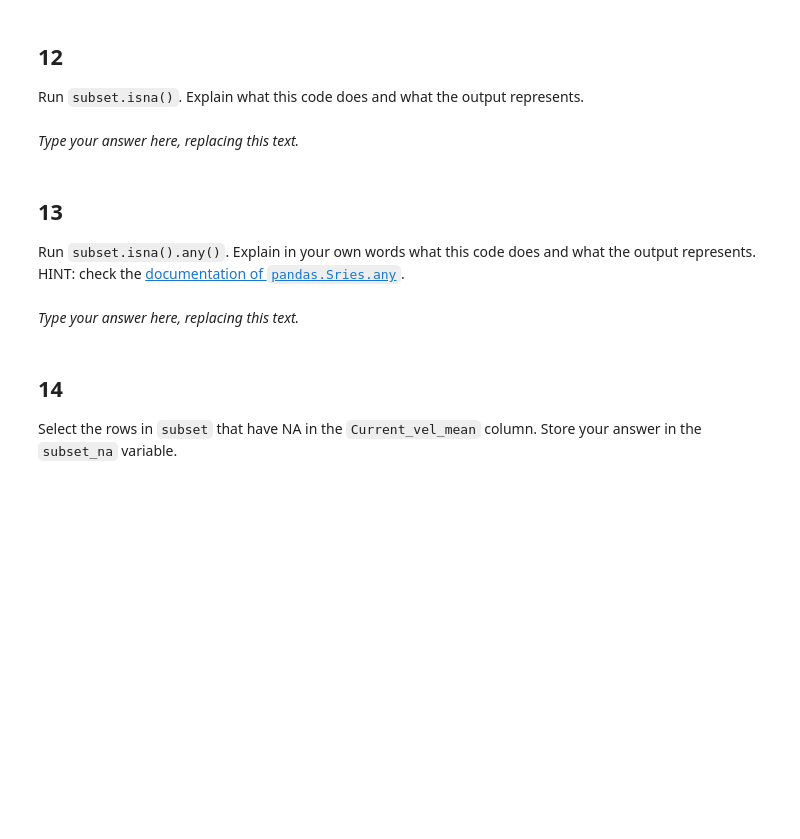
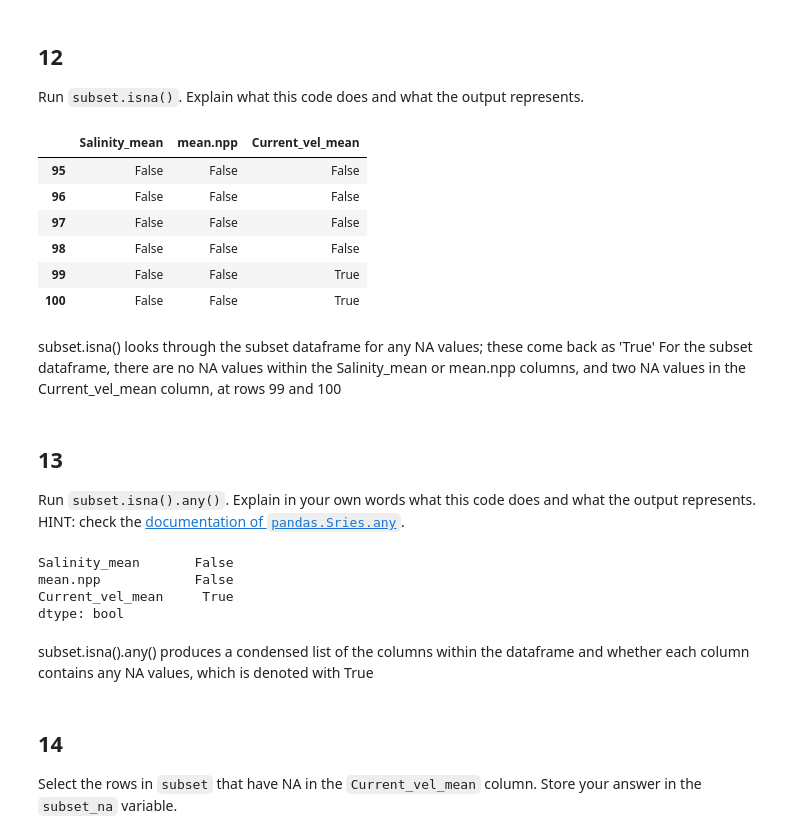
Before and after one commit to eowen19/eds220-hwk1, a Jupyter notebook: task2/hwk1-task2-corals.ipynb, the cells around one changed output. Drawn from its saved outputs; the diff is of its cells as text; code cells hidden in the pictures; blank space fills up the shorter version.

```diff
--- a/task2/hwk1-task2-corals.ipynb
+++ b/task2/hwk1-task2-corals.ipynb
@@ -213,3 +341,5 @@ subset = ...
+# %%
+subset = coral_div.iloc[95:101, [16,19,27]]
 # %%
 # View the dataframe
 subset
@@ -221,8 +361,19 @@ grader.check("q11")
 ## 12
 
 Run `subset.isna()`. Explain what this code does and what the output represents.
-# %% [markdown]
-_Type your answer here, replacing this text._
+# %%
+subset.isna()
+# %% [output]
+|  | Salinity_mean | mean.npp | Current_vel_mean |
+| 95 | False | False | False |
+| 96 | False | False | False |
+| 97 | False | False | False |
+| 98 | False | False | False |
+| 99 | False | False | True |
+| 100 | False | False | True |
+# %% [markdown]
+subset.isna() looks through the subset dataframe for any NA values; these come back as 'True'
+For the subset dataframe, there are no NA values within the Salinity_mean or mean.npp columns, and two NA values in the Current_vel_mean column, at rows 99 and 100
 # %% [markdown]
 <!-- END QUESTION -->
 
@@ -230,8 +381,15 @@ _Type your answer here, replacing this text._
 
 ## 13
 Run `subset.isna().any()`. Explain in your own words what this code does and what the output represents. HINT: check the [documentation of `pandas.Sries.any`](https://pandas.pydata.org/docs/reference/api/pandas.Series.any.html).
-# %% [markdown]
-_Type your answer here, replacing this text._
+# %%
+subset.isna().any()
+# %% [output]
+Salinity_mean       False
+mean.npp            False
+Current_vel_mean     True
+dtype: bool
+# %% [markdown]
+subset.isna().any() produces a condensed list of the columns within the dataframe and whether each column contains any NA values, which is denoted with True
 # %% [markdown]
 <!-- END QUESTION -->
 
```
Also changed, not shown: parts of 40 cells of this notebook.
